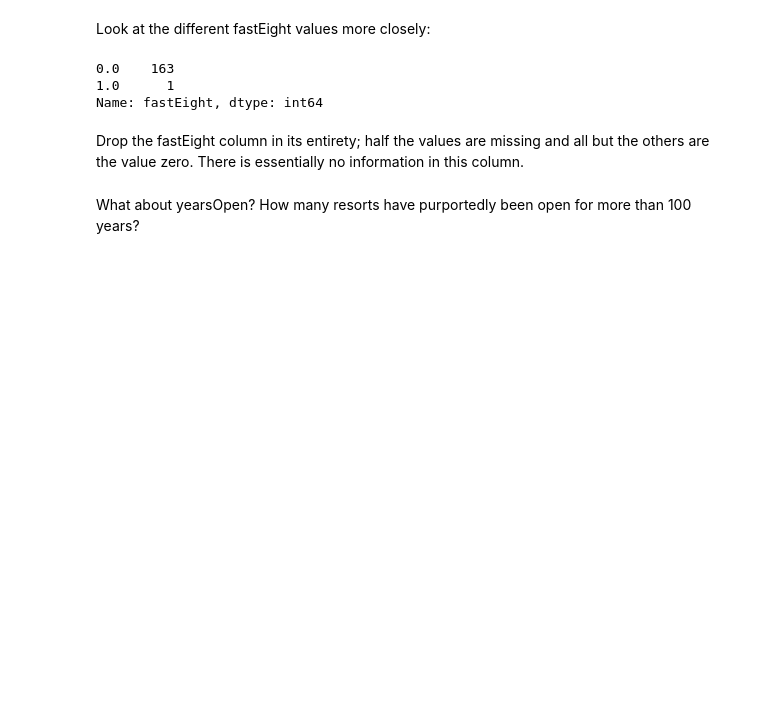
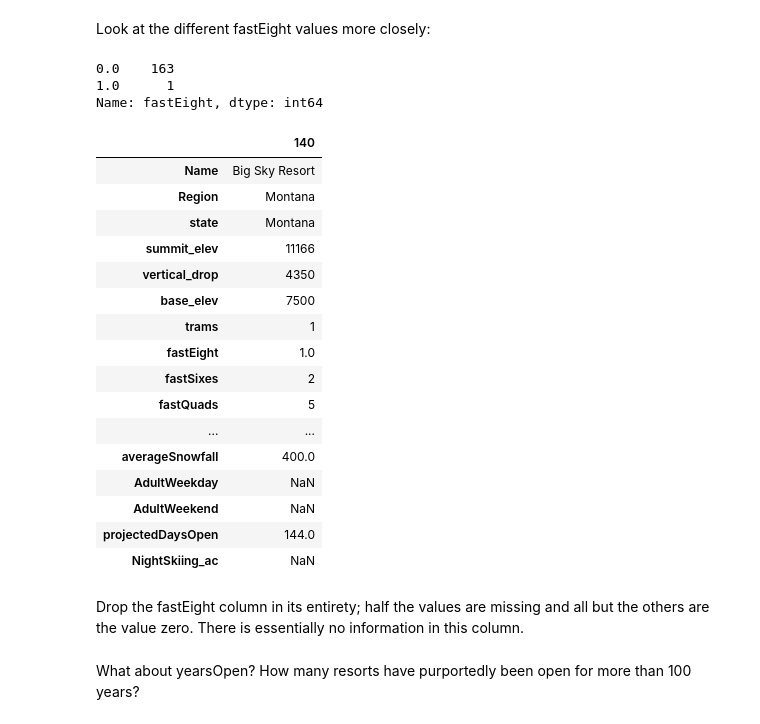
Before and after one commit to somayehY/DataScienceBootCamp, a Jupyter notebook: Capstone/Notebooks/02_data_wrangling.ipynb, the cells around one changed output. Saved outputs shown, nothing was run; the diff lists cells and outputs as text; code cells hidden in the pictures; blank space fills up the shorter version.

```diff
--- a/Capstone/Notebooks/02_data_wrangling.ipynb
+++ b/Capstone/Notebooks/02_data_wrangling.ipynb
@@ -679,6 +672,26 @@ ski_data.fastEight.value_counts()
 0.0    163
 1.0      1
 Name: fastEight, dtype: int64
+# %%
+ski_data.loc[ski_data.fastEight == 1].T
+# %% [output]
+|  | 140 |
+| Name | Big Sky Resort |
+| Region | Montana |
+| state | Montana |
+| summit_elev | 11166 |
+| vertical_drop | 4350 |
+| base_elev | 7500 |
+| trams | 1 |
+| fastEight | 1.0 |
+| fastSixes | 2 |
+| fastQuads | 5 |
+| ... | ... |
+| averageSnowfall | 400.0 |
+| AdultWeekday | NaN |
+| AdultWeekend | NaN |
+| projectedDaysOpen | 144.0 |
+| NightSkiing_ac | NaN |
 # %% [markdown]
 Drop the fastEight column in its entirety; half the values are missing and all but the others are the value zero. There is essentially no information in this column.
 # %%
```
Also changed, not shown: parts of 15 cells of this notebook.
